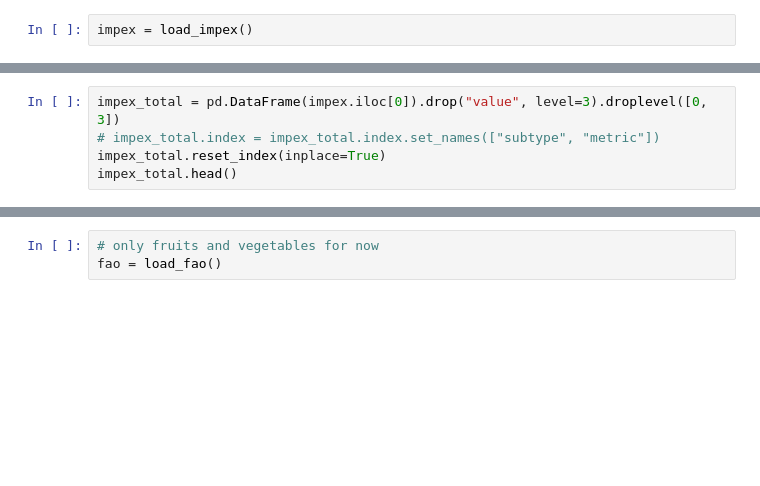
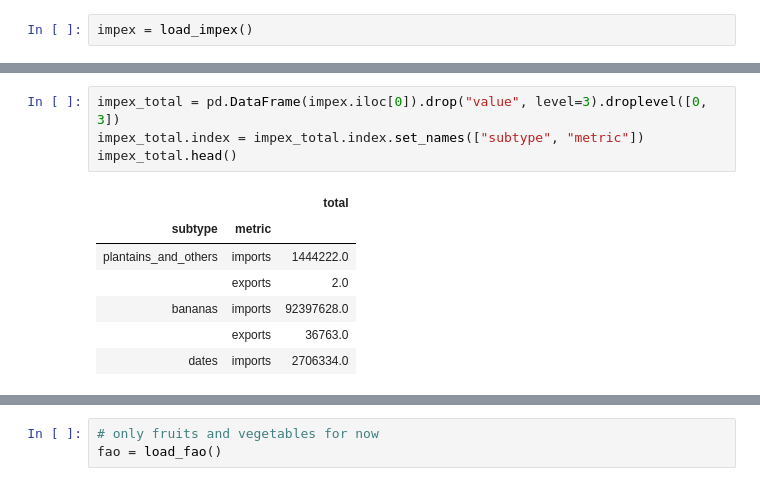
Before and after one commit to valentinoli/ada-2019-project-adagio, a Jupyter notebook: src/project.ipynb, the cells around one changed output, grey strips where cells are left out. Drawn from its saved outputs; the diff is of its cells as text; blank space fills up the shorter version.

```diff
--- a/src/project.ipynb
+++ b/src/project.ipynb
@@ -45,6 +54,13 @@ impex.head()
 # %%
 impex_total = pd.DataFrame(impex.iloc[0]).drop("value", level=3).droplevel([0, 3])
-# impex_total.index = impex_total.index.set_names(["subtype", "metric"])
-impex_total.reset_index(inplace=True)
+impex_total.index = impex_total.index.set_names(["subtype", "metric"])
 impex_total.head()
+# %% [output]
+|  |  | total |
+| subtype | metric |  |
+| plantains_and_others | imports | 1444222.0 |
+|  | exports | 2.0 |
+| bananas | imports | 92397628.0 |
+|  | exports | 36763.0 |
+| dates | imports | 2706334.0 |
 # %%
```
Also changed, not shown: parts of 26 cells of this notebook, 1 other file.
